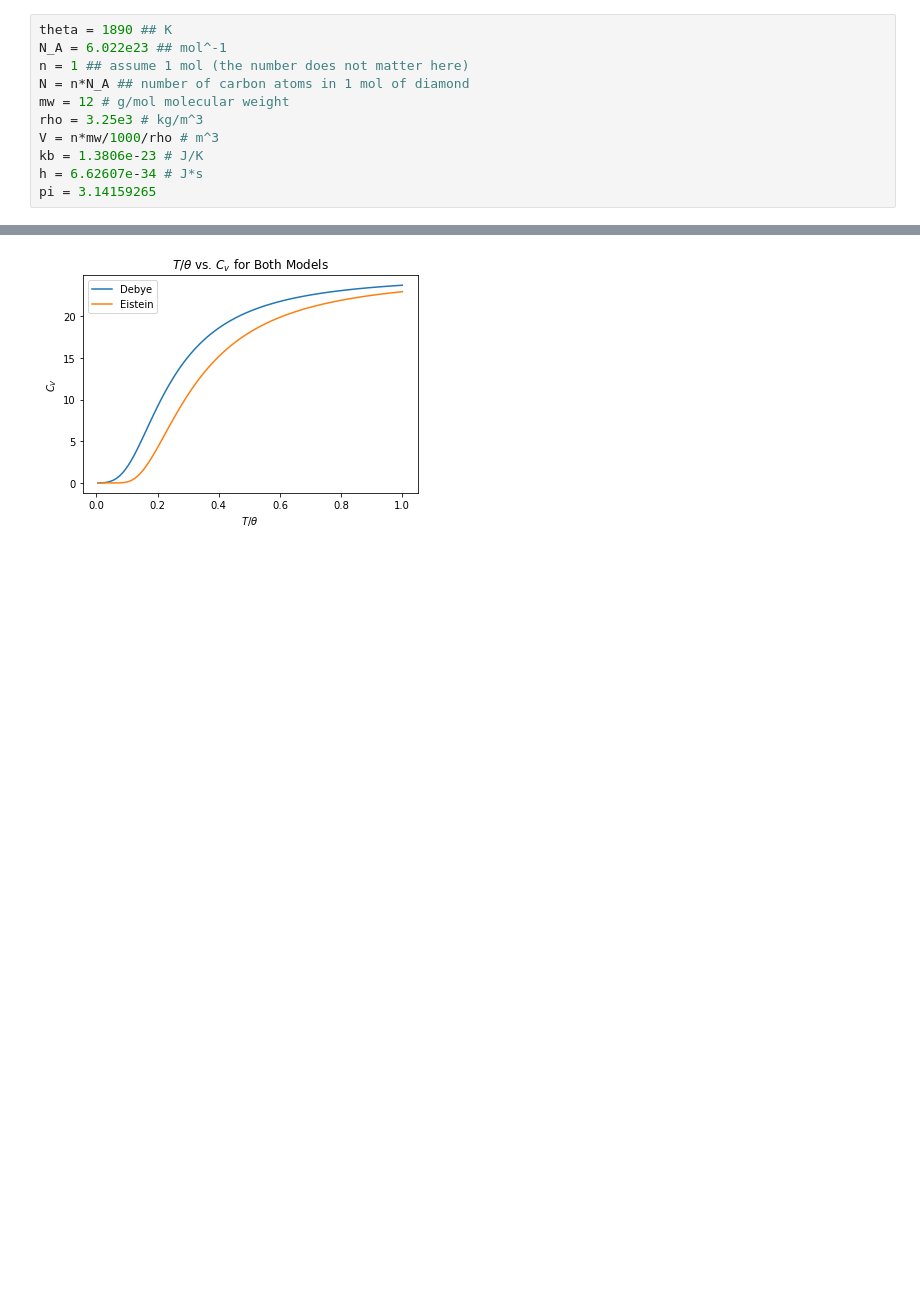
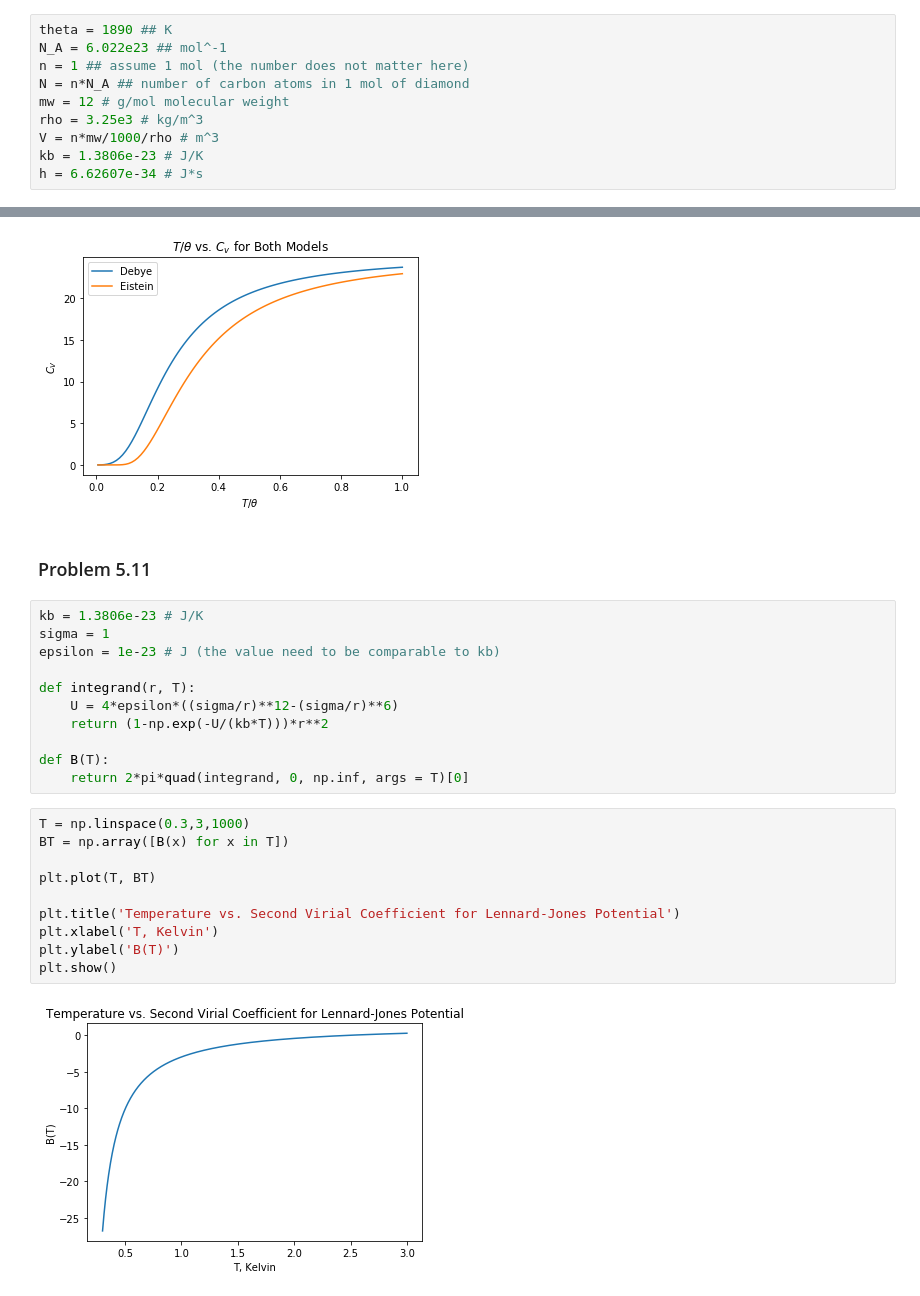
Before and after one commit to Truman-Xu/Chem576_HW, a Jupyter notebook: Chem576_HW3.ipynb, the cells around one changed output, grey strips where cells are left out. Saved outputs shown, nothing was run; the diff lists cells and outputs as text; blank space fills up the shorter version.

Commit message:
Problem 5.11 Added

```diff
--- a/Chem576_HW3.ipynb
+++ b/Chem576_HW3.ipynb
@@ -36,7 +38,6 @@ rho = 3.25e3 # kg/m^3
 V = n*mw/1000/rho # m^3
 kb = 1.3806e-23 # J/K
 h = 6.62607e-34 # J*s
-pi = 3.14159265
 # %%
 c_value = solve(Eq(theta, h*nu/kb).subs(nu, (3/(4*pi)*N/V)**frac(1,3)*c),c)[0]
 print("c_av = {:.4e}".format(c_value))
@@ -139,3 +140,28 @@ plt.legend()
 plt.show()
 # %% [output]
 [figure]
+# %% [markdown]
+### Problem 5.11
+# %%
+kb = 1.3806e-23 # J/K
+sigma = 1
+epsilon = 1e-23 # J (the value need to be comparable to kb)
+
+def integrand(r, T):
+    U = 4*epsilon*((sigma/r)**12-(sigma/r)**6)
+    return (1-np.exp(-U/(kb*T)))*r**2
+
+def B(T):
+    return 2*pi*quad(integrand, 0, np.inf, args = T)[0]
+# %%
+T = np.linspace(0.3,3,1000)
+BT = np.array([B(x) for x in T])
+
+plt.plot(T, BT)
+
+plt.title('Temperature vs. Second Virial Coefficient for Lennard-Jones Potential')
+plt.xlabel('T, Kelvin')
+plt.ylabel('B(T)')
+plt.show()
+# %% [output]
+[figure, added]
```
Also changed, not shown: parts of 1 cell of this notebook.
